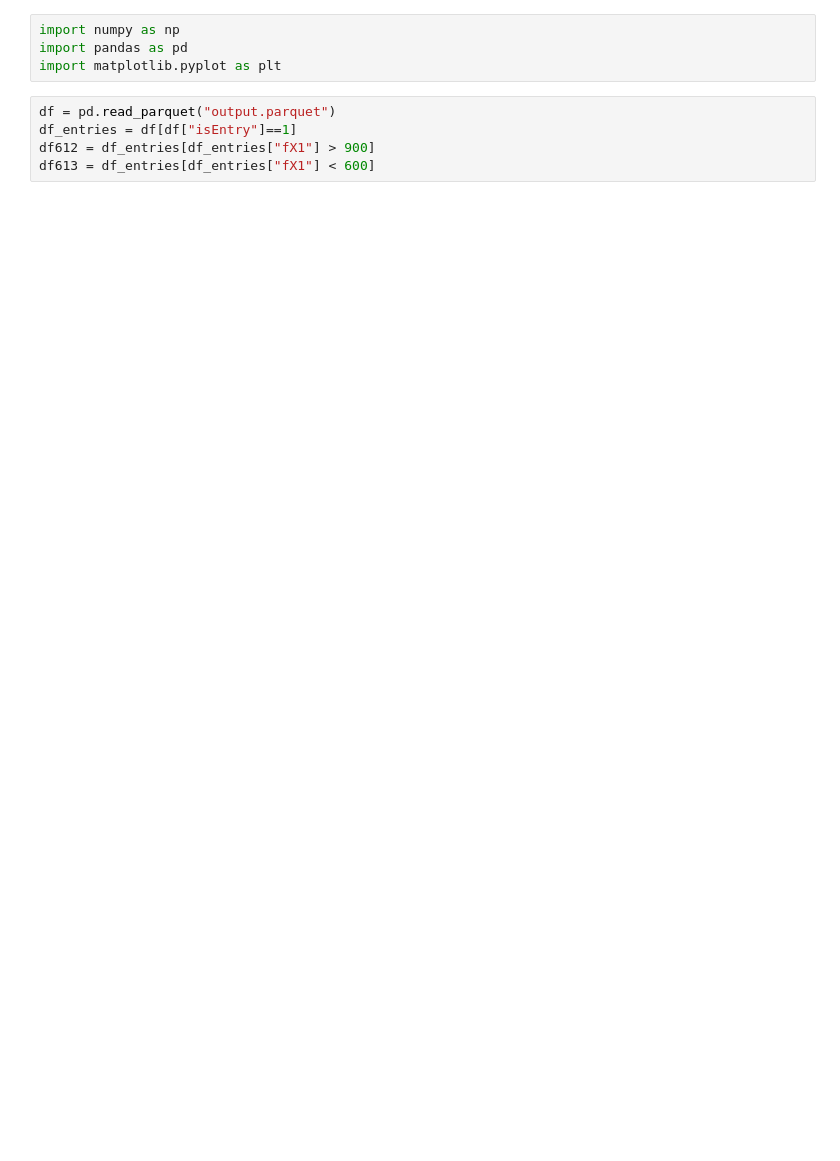
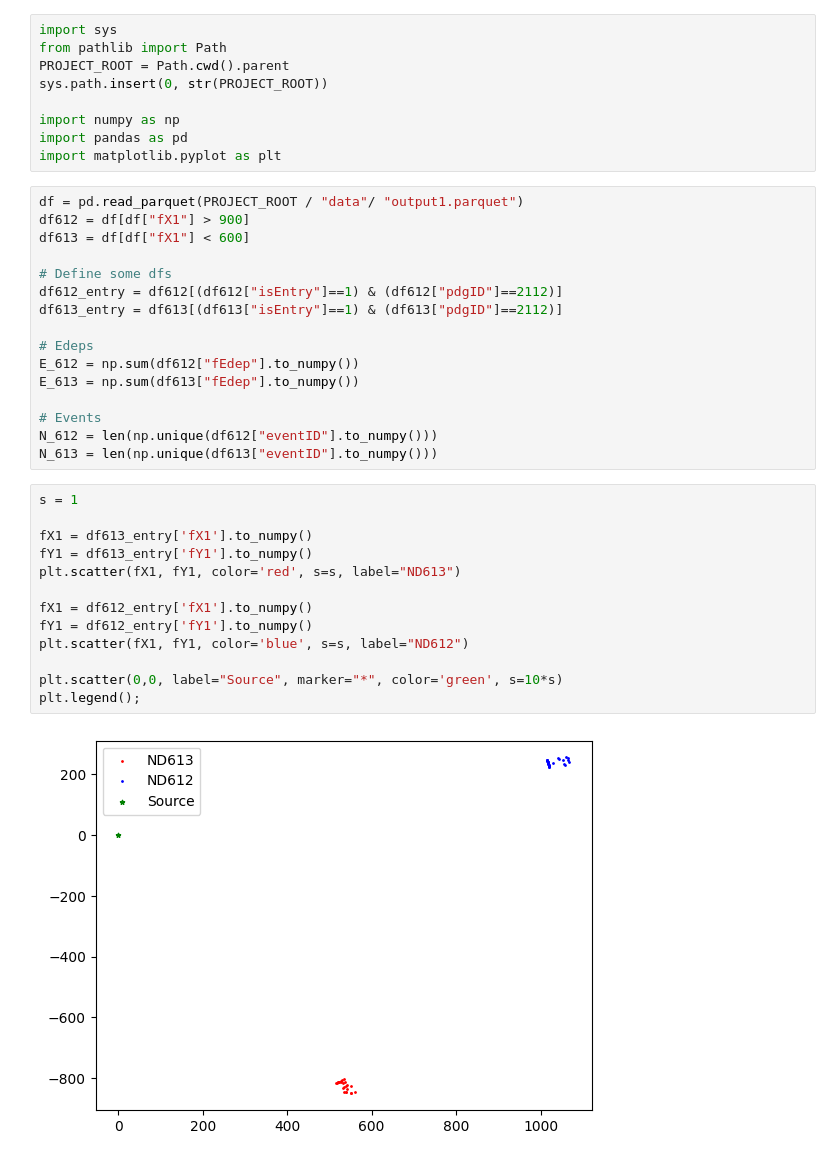
Before and after one commit to nhargy/ND-Calibration, a Jupyter notebook: analysis/notebooks/01_Scratchpad.ipynb, the cells around one changed output. Cells and saved outputs as stored; diff of their text form; blank space fills up the shorter version.

```diff
--- a/analysis/notebooks/01_Scratchpad.ipynb
+++ b/analysis/notebooks/01_Scratchpad.ipynb
@@ -1,10 +1,41 @@
 # %%
+import sys
+from pathlib import Path
+PROJECT_ROOT = Path.cwd().parent
+sys.path.insert(0, str(PROJECT_ROOT))
+
 import numpy as np
 import pandas as pd
 import matplotlib.pyplot as plt
 # %%
-df = pd.read_parquet("output.parquet")
-df_entries = df[df["isEntry"]==1]
-df612 = df_entries[df_entries["fX1"] > 900]
-df613 = df_entries[df_entries["fX1"] < 600]
+df = pd.read_parquet(PROJECT_ROOT / "data"/ "output1.parquet")
+df612 = df[df["fX1"] > 900]
+df613 = df[df["fX1"] < 600]
+
+# Define some dfs
+df612_entry = df612[(df612["isEntry"]==1) & (df612["pdgID"]==2112)]
+df613_entry = df613[(df613["isEntry"]==1) & (df613["pdgID"]==2112)]
+
+# Edeps
+E_612 = np.sum(df612["fEdep"].to_numpy())
+E_613 = np.sum(df613["fEdep"].to_numpy())
+
+# Events
+N_612 = len(np.unique(df612["eventID"].to_numpy()))
+N_613 = len(np.unique(df613["eventID"].to_numpy()))
+# %%
+s = 1
+
+fX1 = df613_entry['fX1'].to_numpy()
+fY1 = df613_entry['fY1'].to_numpy()
+plt.scatter(fX1, fY1, color='red', s=s, label="ND613")
+
+fX1 = df612_entry['fX1'].to_numpy()
+fY1 = df612_entry['fY1'].to_numpy()
+plt.scatter(fX1, fY1, color='blue', s=s, label="ND612")
+
+plt.scatter(0,0, label="Source", marker="*", color='green', s=10*s)
+plt.legend();
+# %% [output]
+[figure, added]
 # %%
```
Also changed, not shown: parts of 9 cells of this notebook, 20 other files.
